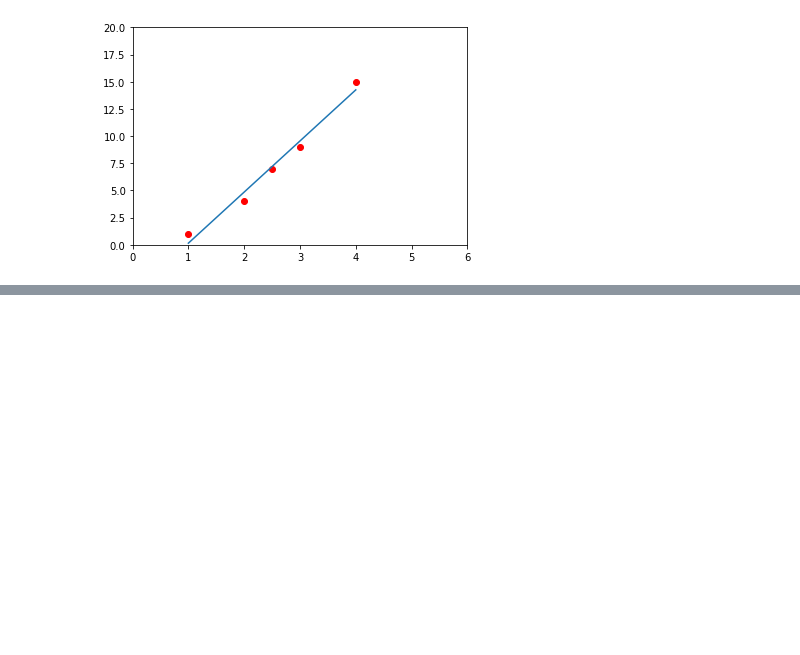
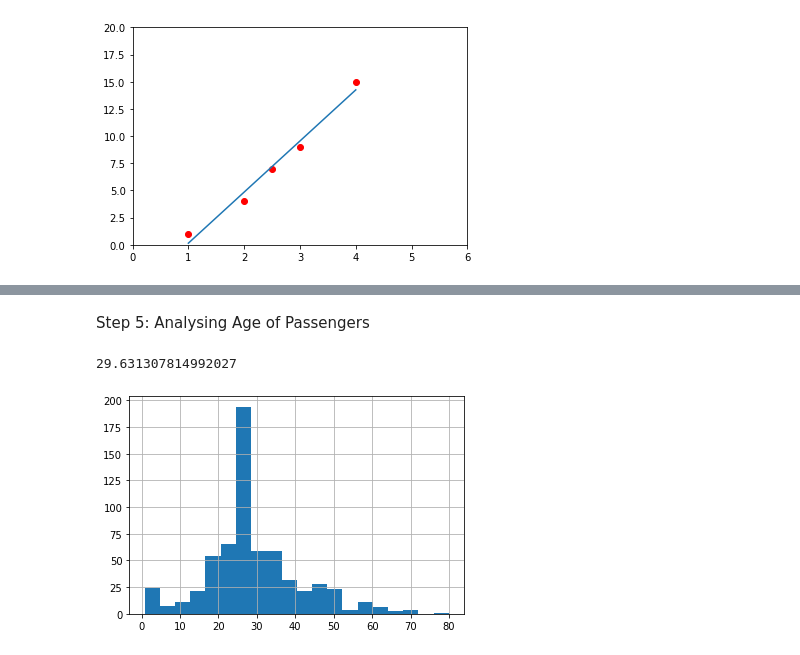
Before and after one commit to koushikpr/Machine-Learning-end-to-end-Implementations, a Jupyter notebook: Tensorflow_Practise.ipynb, the cells around one changed output, grey strips where cells are left out. Saved outputs shown, nothing was run; the diff lists cells and outputs as text; code cells hidden in the pictures; blank space fills up the shorter version.

```diff
--- a/Tensorflow_Practise.ipynb
+++ b/Tensorflow_Practise.ipynb
@@ -196,0 +198,7 @@ reading = pd.read_csv()
+# %%
+reading = pd.read_csv('/content/train.csv')
+evaluation = pd.read_csv('/content/eval.csv')
+#removing the survived column which we will be predicting
+readingcheck=reading.pop('survived')
+evalcheck=evaluation.pop('survived')
+reading.head()
@@ -196,0 +228,8 @@ reading = pd.read_csv()
+# %% [markdown]
+Step 5: Analysing Age of Passengers
+# %%
+reading.age.hist(bins=20)
+print(reading.age.mean())
+# %% [output]
+29.631307814992027
+[figure, added]
```
Also changed, not shown: parts of 22 cells of this notebook.
